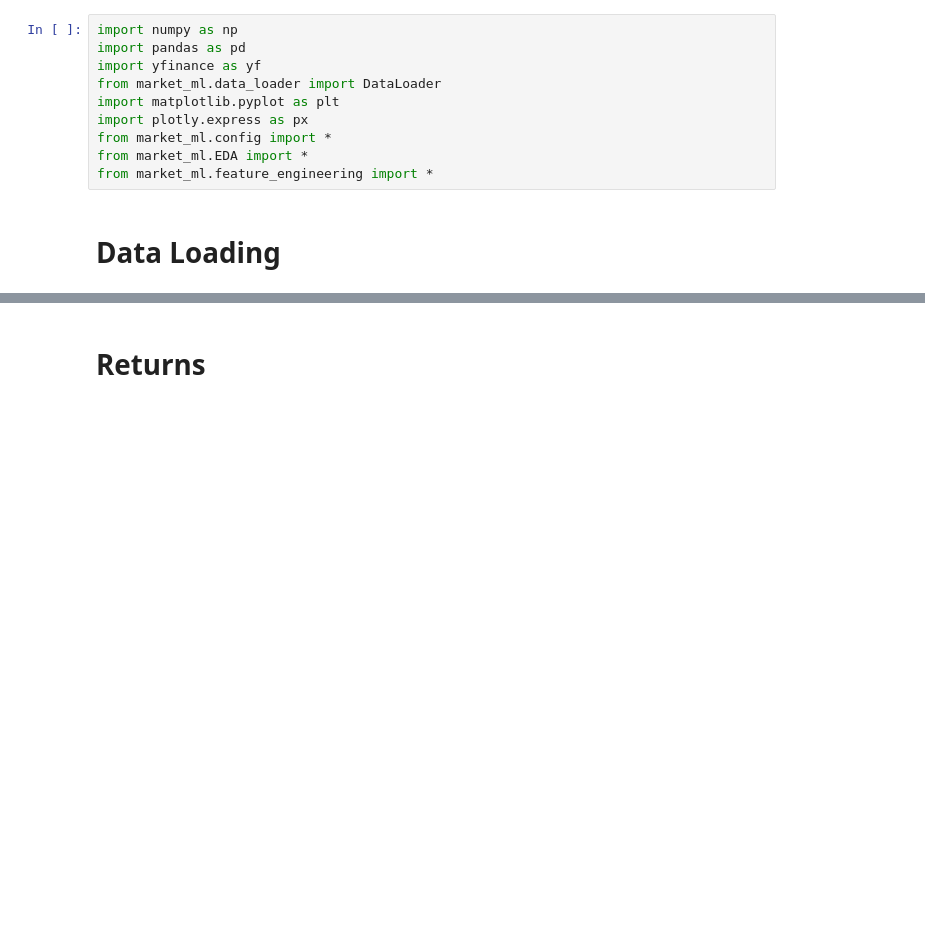
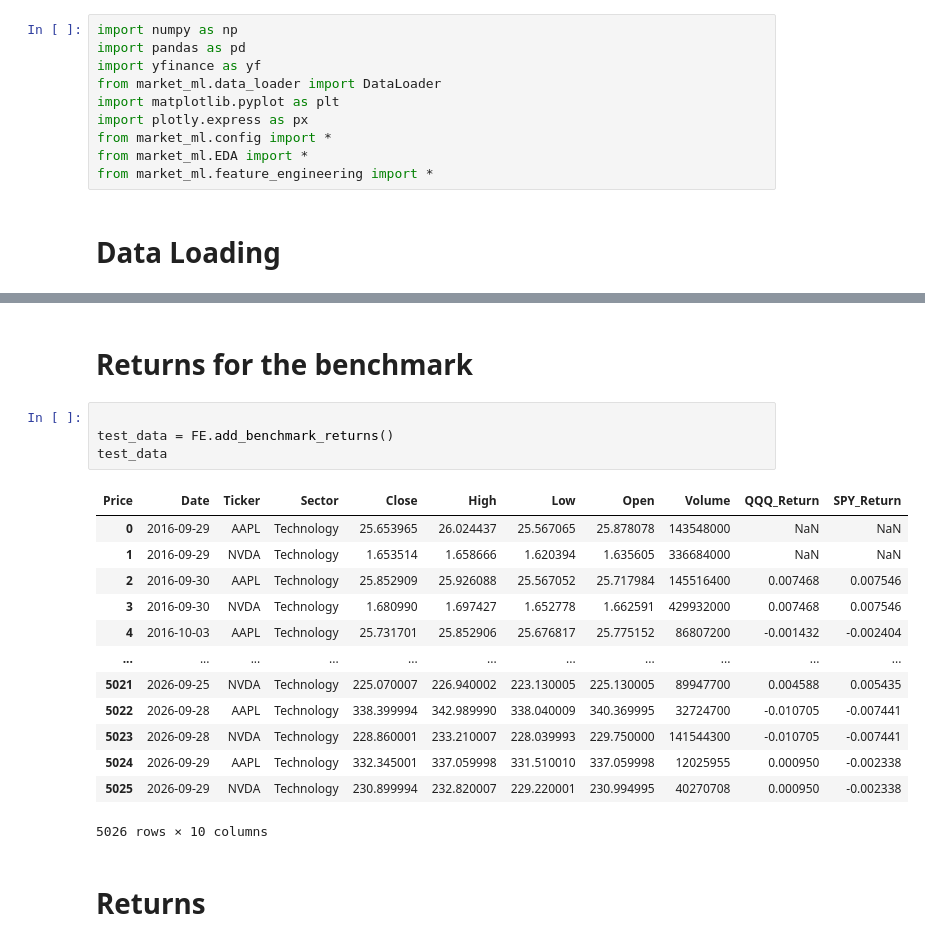
Before and after one commit to acsimpson16/market_ml_research, a Jupyter notebook: notebooks/Feature_engineering.ipynb, the cells around one changed output, grey strips where cells are left out. Drawn from its saved outputs; the diff is of its cells as text; blank space fills up the shorter version.

```diff
--- a/notebooks/Feature_engineering.ipynb
+++ b/notebooks/Feature_engineering.ipynb
@@ -44,3 +69,23 @@ FE = FeatureEngineer(test_data)
+# %% [markdown]
+# Returns for the benchmark
+# %%
+
+test_data = FE.add_benchmark_returns()
+test_data
+# %% [output]
+| Price | Date | Ticker | Sector | Close | High | Low | Open | Volume | QQQ_Return | SPY_Return |
+| 0 | 2016-09-29 | AAPL | Technology | 25.653965 | 26.024437 | 25.567065 | 25.878078 | 143548000 | NaN | NaN |
+| 1 | 2016-09-29 | NVDA | Technology | 1.653514 | 1.658666 | 1.620394 | 1.635605 | 336684000 | NaN | NaN |
+| 2 | 2016-09-30 | AAPL | Technology | 25.852909 | 25.926088 | 25.567052 | 25.717984 | 145516400 | 0.007468 | 0.007546 |
+| 3 | 2016-09-30 | NVDA | Technology | 1.680990 | 1.697427 | 1.652778 | 1.662591 | 429932000 | 0.007468 | 0.007546 |
+| 4 | 2016-10-03 | AAPL | Technology | 25.731701 | 25.852906 | 25.676817 | 25.775152 | 86807200 | -0.001432 | -0.002404 |
+| ... | ... | ... | ... | ... | ... | ... | ... | ... | ... | ... |
+| 5021 | 2026-09-25 | NVDA | Technology | 225.070007 | 226.940002 | 223.130005 | 225.130005 | 89947700 | 0.004588 | 0.005435 |
+| 5022 | 2026-09-28 | AAPL | Technology | 338.399994 | 342.989990 | 338.040009 | 340.369995 | 32724700 | -0.010705 | -0.007441 |
+| 5023 | 2026-09-28 | NVDA | Technology | 228.860001 | 233.210007 | 228.039993 | 229.750000 | 141544300 | -0.010705 | -0.007441 |
+| 5024 | 2026-09-29 | AAPL | Technology | 332.345001 | 337.059998 | 331.510010 | 337.059998 | 12025955 | 0.000950 | -0.002338 |
+| 5025 | 2026-09-29 | NVDA | Technology | 230.899994 | 232.820007 | 229.220001 | 230.994995 | 40270708 | 0.000950 | -0.002338 |
+5026 rows × 10 columns
 # %% [markdown]
 # Returns
 # %%
```
Also changed, not shown: parts of 7 cells of this notebook, 4 other files.
